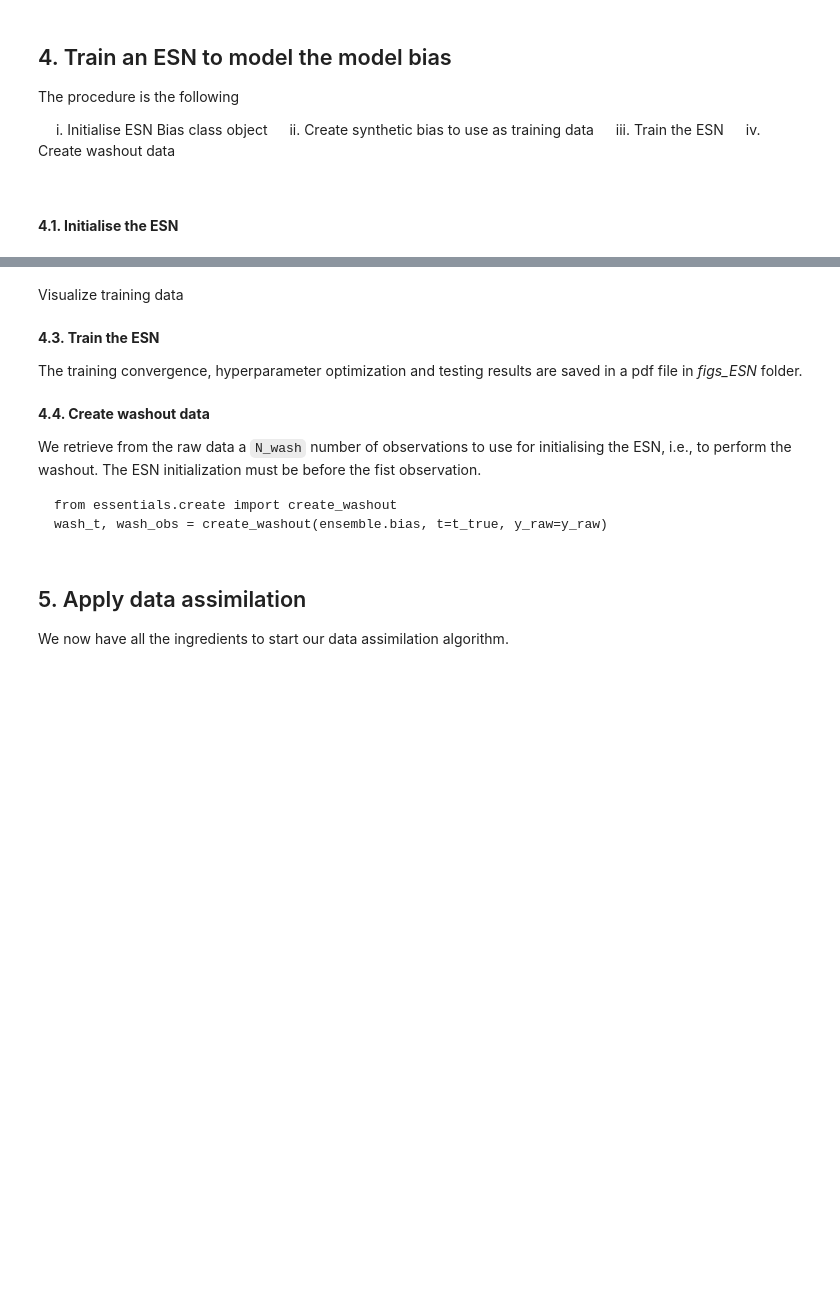
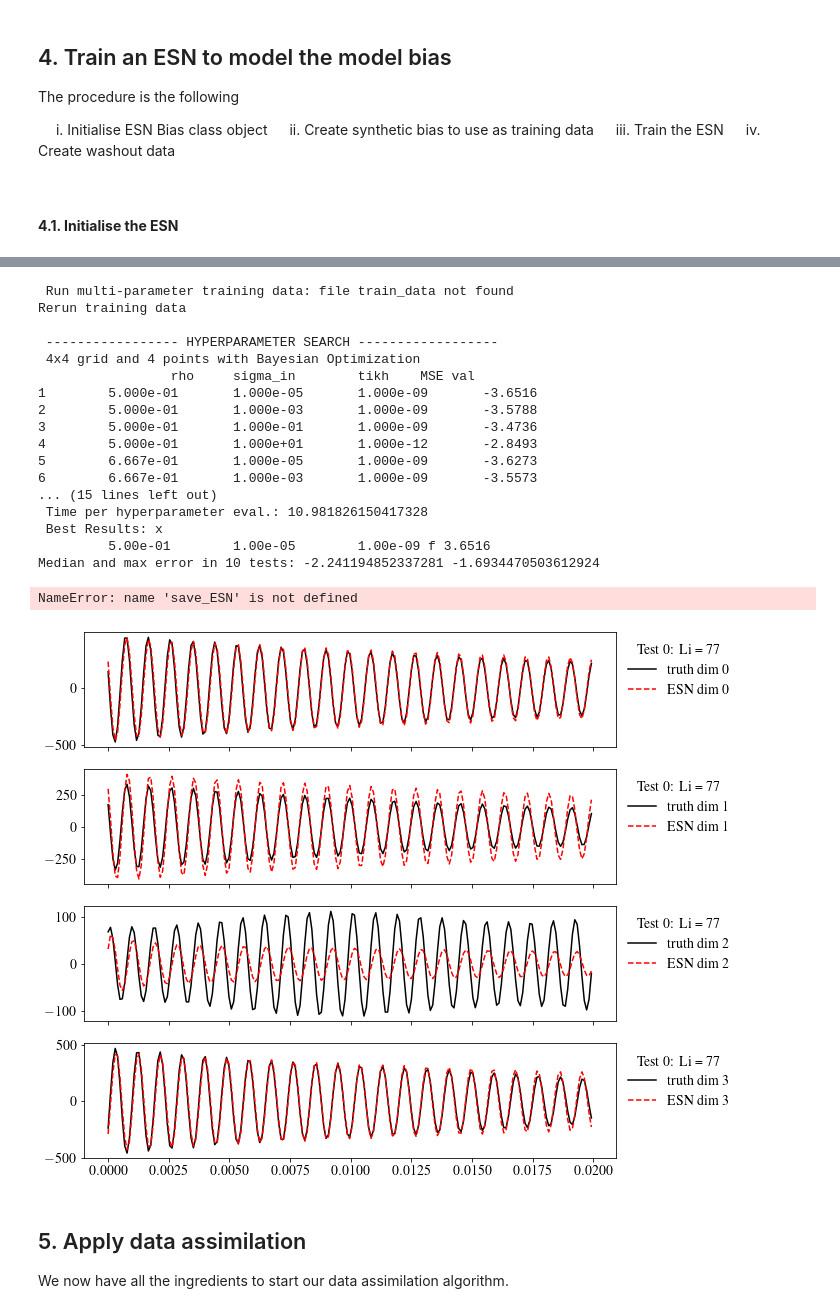
Before and after one commit to andreanovoa/real-time-bias-aware-DA, a Jupyter notebook: tutorials/34_DA_annular_raw.ipynb, the cells around one changed output, grey strips where cells are left out. Drawn from its saved outputs; the diff is of its cells as text; code cells hidden in the pictures; blank space fills up the shorter version.

````diff
--- a/tutorials/34_DA_annular_raw.ipynb
+++ b/tutorials/34_DA_annular_raw.ipynb
@@ -67,6 +67,9 @@ truth = create_truth(model = data_folder + 'annular/ER_{}'.format(ER),
                      t_max = t_stop + Annular.t_transient,
                      post_processed=False
                      )
+
+results_folder += 'ER{}/'.format(ER)
+os.makedirs(results_folder, exist_ok=True)
 # %% [markdown]
 
 The output ```truth``` is a dictionary containing
@@ -180,9 +192,49 @@ train_data = create_bias_training_dataset(truth['y_raw'],
-# %% [markdown]
-Visualize training data
 # %%
-#TODO
+from essentials.Util import save_to_pickle_file, load_from_pickle_file
+
+ESN_filename = results_folder + 'ESN_Case_transpose'
+
+if not os.path.isfile(ESN_filename):
+
+    # train_data = np.load('train_data', allow_pickle=True)
+    train_data = create_bias_training_dataset(truth['y_raw'],
+                                              truth['y_true'], ensemble_ESN, **train_params)
+    #
+    # np.save('train_data', train_data)
+
+
+    ensemble_ESN.bias.train_bias_model(**train_data)
+
+    ensemble_ESN.bias.t_init = truth['t_obs'][0] - 2 * truth['dt_obs']
+
+    i1 = np.argmin(abs(ensemble_ESN.bias.t_init - truth['t']))
+    i0 = i1 - ensemble_ESN.bias.N_wash  * ensemble_ESN.bias.upsample
+
+    wash_obs = truth['y_raw'][i0:i1 + 1:ensemble_ESN.bias.upsample]
+    wash_t = truth['t'][i0:i1 + 1:ensemble_ESN.bias.upsample]
+
+    if save_ESN:
+        save_to_pickle_file(ESN_filename, ensemble_ESN.bias, wash_obs, wash_t)
+else:
+    bias, wash_obs, wash_t = load_from_pickle_file(ESN_filename)
+    ensemble_ESN.bias = bias.copy()
+# %% [output]
+ Run multi-parameter training data: file train_data not found
+Rerun training data
+
+ ----------------- HYPERPARAMETER SEARCH ------------------
+ 4x4 grid and 4 points with Bayesian Optimization
+                 rho     sigma_in        tikh    MSE val
+1        5.000e-01       1.000e-05       1.000e-09       -3.6516
+2        5.000e-01       1.000e-03       1.000e-09       -3.5788
+3        5.000e-01       1.000e-01       1.000e-09       -3.4736
+4        5.000e-01       1.000e+01       1.000e-12       -2.8493
+5        6.667e-01       1.000e-05       1.000e-09       -3.6273
+6        6.667e-01       1.000e-03       1.000e-09       -3.5573
+... (15 lines left out)
+ Time per hyperparameter eval.: 10.981826150417328
+ Best Results: x
+         5.00e-01        1.00e-05        1.00e-09 f 3.6516
+Median and max error in 10 tests: -2.241194852337281 -1.6934470503612924
+NameError: name 'save_ESN' is not defined
+[figure, added]
-# %% [markdown]
-
-**4.3. Train the ESN**
-
-The training convergence, hyperparameter optimization and testing results are saved in a pdf file in *figs_ESN* folder.
@@ -191,10 +240,0 @@ ensemble_ESN.bias.train_bias_model(**train_data)
-# %% [markdown]
-**4.4. Create washout data**
-
-We retrieve from the raw data a ```N_wash``` number of observations to use for initialising the ESN, i.e., to perform the washout.
-The ESN initialization must be before the fist observation.
-
-```
-from essentials.create import create_washout
-wash_t, wash_obs = create_washout(ensemble.bias, t=t_true, y_raw=y_raw)
-```
````
Also changed, not shown: parts of 13 cells of this notebook, 24 other files.
